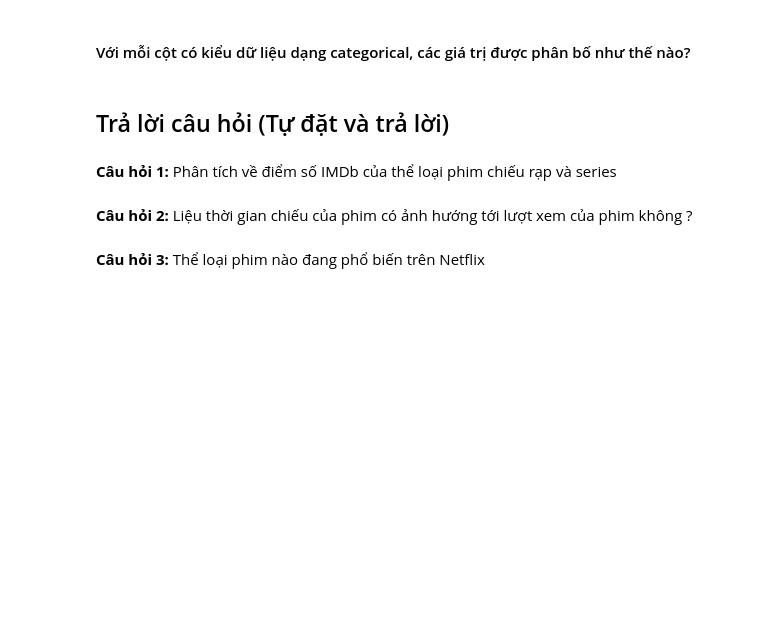
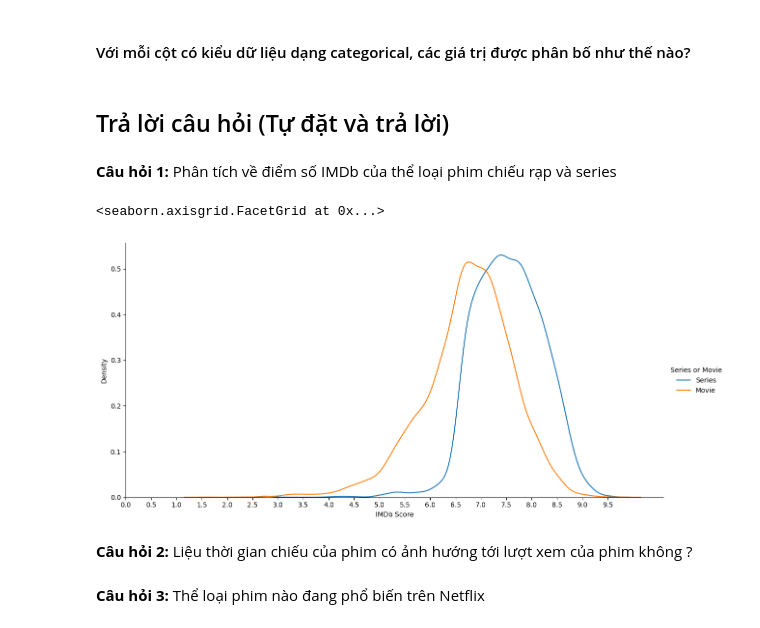
Before and after one commit to VienHaiYen/Netflix-dataset-2021, a Jupyter notebook: main.ipynb, the cells around one changed output. Cells and saved outputs as stored; diff of their text form; code cells hidden in the pictures; blank space fills up the shorter version.

Commit message:
visualize câu 1

```diff
--- a/main.ipynb
+++ b/main.ipynb
@@ -194,6 +194,14 @@ for col in columns:
 ## Trả lời câu hỏi (Tự đặt và trả lời)
 # %% [markdown]
 **Câu hỏi 1:** Phân tích về điểm số IMDb của thể loại phim chiếu rạp và series
+# %%
+g=sns.FacetGrid(df, height=6,aspect=2,hue="Series or Movie")
+g.map_dataframe(sns.kdeplot, x="IMDb Score")
+g.set(xticks=np.arange(0,10,0.5))
+g.add_legend()
+# %% [output]
+<seaborn.axisgrid.FacetGrid at 0x...>
+[figure, added]
 # %% [markdown]
 **Câu hỏi 2:** Liệu thời gian chiếu của phim có ảnh hướng tới lượt xem của phim không ?
 # %% [markdown]
```
Also changed, not shown: parts of 1 cell of this notebook.
